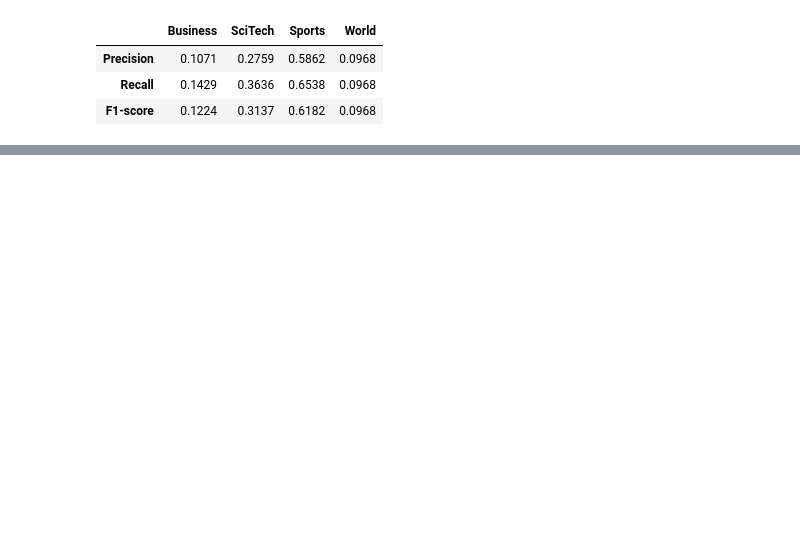
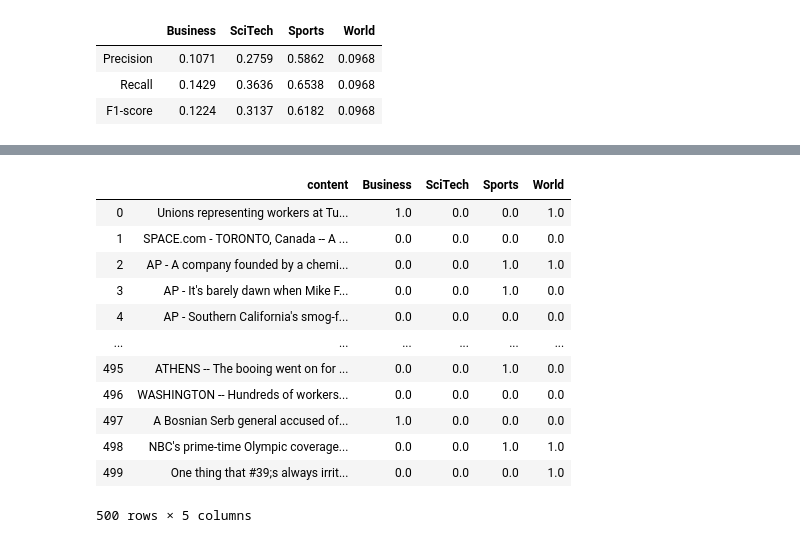
Before and after one commit to aisingapore/SemiAutoLabeller-Bricks, a Jupyter notebook: auto_label_eval_news500.ipynb, the cells around one changed output, grey strips where cells are left out. Drawn from its saved outputs; the diff is of its cells as text; code cells hidden in the pictures; blank space fills up the shorter version.

```diff
--- a/auto_label_eval_news500.ipynb
+++ b/auto_label_eval_news500.ipynb
@@ -142,0 +143,18 @@ evaluator.compare_to_other_models(score, news, labels)
+# %%
+demo = news[["content"]].join(ypred)
+
+demo
+# %% [output]
+|  | content | Business | SciTech | Sports | World |
+| 0 | Unions representing workers at Tu... | 1.0 | 0.0 | 0.0 | 1.0 |
+| 1 | SPACE.com - TORONTO, Canada -- A ... | 0.0 | 0.0 | 0.0 | 0.0 |
+| 2 | AP - A company founded by a chemi... | 0.0 | 0.0 | 1.0 | 1.0 |
+| 3 | AP - It's barely dawn when Mike F... | 0.0 | 0.0 | 1.0 | 0.0 |
+| 4 | AP - Southern California's smog-f... | 0.0 | 0.0 | 0.0 | 0.0 |
+| ... | ... | ... | ... | ... | ... |
+| 495 | ATHENS -- The booing went on for ... | 0.0 | 0.0 | 1.0 | 0.0 |
+| 496 | WASHINGTON -- Hundreds of workers... | 0.0 | 0.0 | 0.0 | 0.0 |
+| 497 | A Bosnian Serb general accused of... | 1.0 | 0.0 | 0.0 | 0.0 |
+| 498 | NBC's prime-time Olympic coverage... | 0.0 | 0.0 | 1.0 | 1.0 |
+| 499 | One thing that #39;s always irrit... | 0.0 | 0.0 | 0.0 | 1.0 |
+500 rows × 5 columns
```
Also changed, not shown: parts of 3 cells of this notebook, 2 other files.
